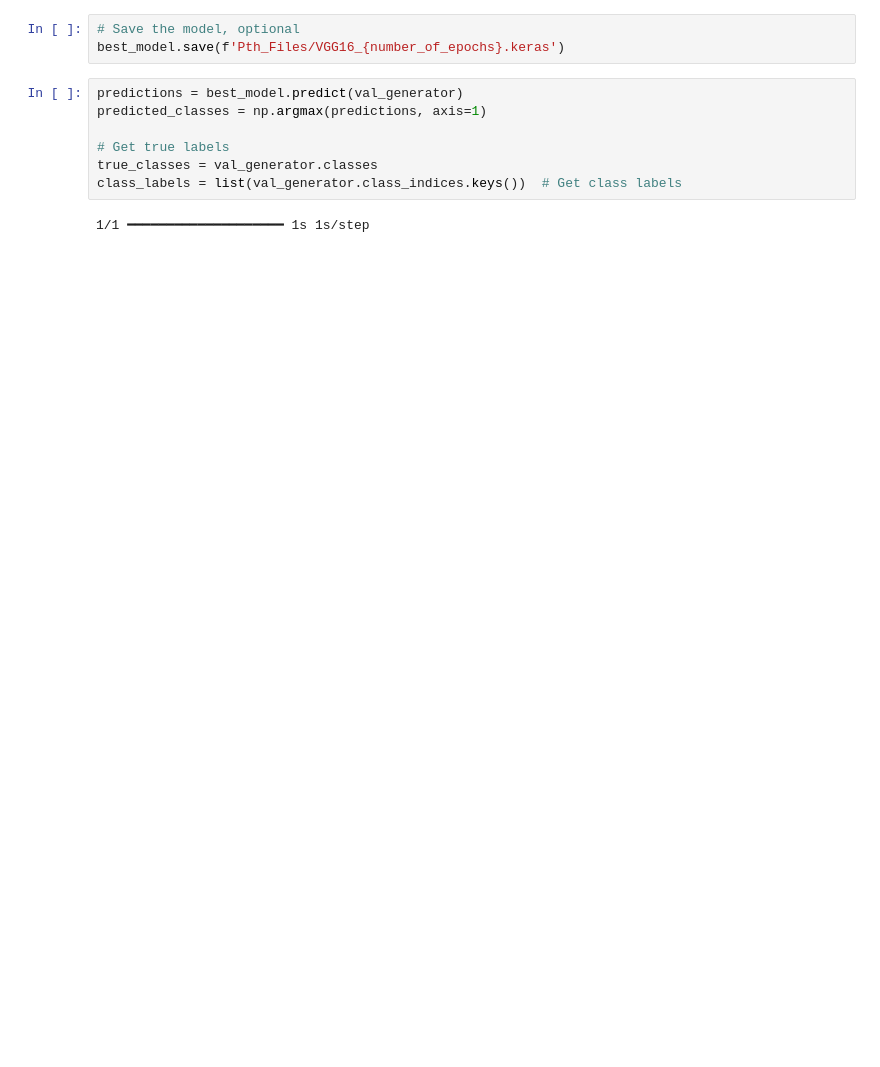
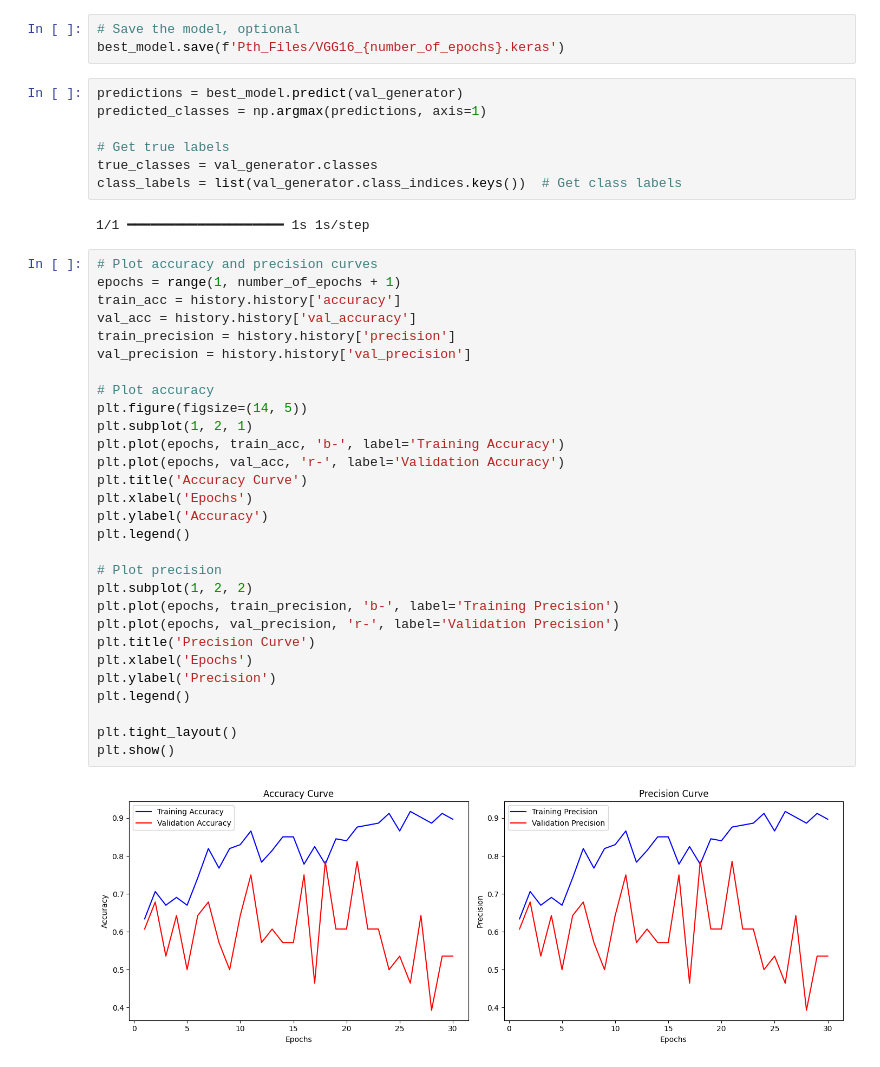
Before and after one commit to Akashdip-N/Critical-Analysis-of-Machine-Learning-and-Deep-Learning-Model-for-Mushroom-Classification, a Jupyter notebook: vgg16-hyperparameter.ipynb, the cells around one changed output. Saved outputs shown, nothing was run; the diff lists cells and outputs as text; blank space fills up the shorter version.

```diff
--- a/vgg16-hyperparameter.ipynb
+++ b/vgg16-hyperparameter.ipynb
@@ -157,6 +188,37 @@ true_classes = val_generator.classes
 class_labels = list(val_generator.class_indices.keys())  # Get class labels
 # %% [output]
 1/1 ━━━━━━━━━━━━━━━━━━━━ 1s 1s/step
+# %%
+# Plot accuracy and precision curves
+epochs = range(1, number_of_epochs + 1)
+train_acc = history.history['accuracy']
+val_acc = history.history['val_accuracy']
+train_precision = history.history['precision']
+val_precision = history.history['val_precision']
+
+# Plot accuracy
+plt.figure(figsize=(14, 5))
+plt.subplot(1, 2, 1)
+plt.plot(epochs, train_acc, 'b-', label='Training Accuracy')
+plt.plot(epochs, val_acc, 'r-', label='Validation Accuracy')
+plt.title('Accuracy Curve')
+plt.xlabel('Epochs')
+plt.ylabel('Accuracy')
+plt.legend()
+
+# Plot precision
+plt.subplot(1, 2, 2)
+plt.plot(epochs, train_precision, 'b-', label='Training Precision')
+plt.plot(epochs, val_precision, 'r-', label='Validation Precision')
+plt.title('Precision Curve')
+plt.xlabel('Epochs')
+plt.ylabel('Precision')
+plt.legend()
+
+plt.tight_layout()
+plt.show()
+# %% [output]
+[figure, added]
 # %%
 accuracy = accuracy_score(true_classes, predicted_classes)
 precision = precision_score(true_classes, predicted_classes, average='weighted')  # 'weighted' to handle class imbalance
```
Also changed, not shown: parts of 8 cells of this notebook.
